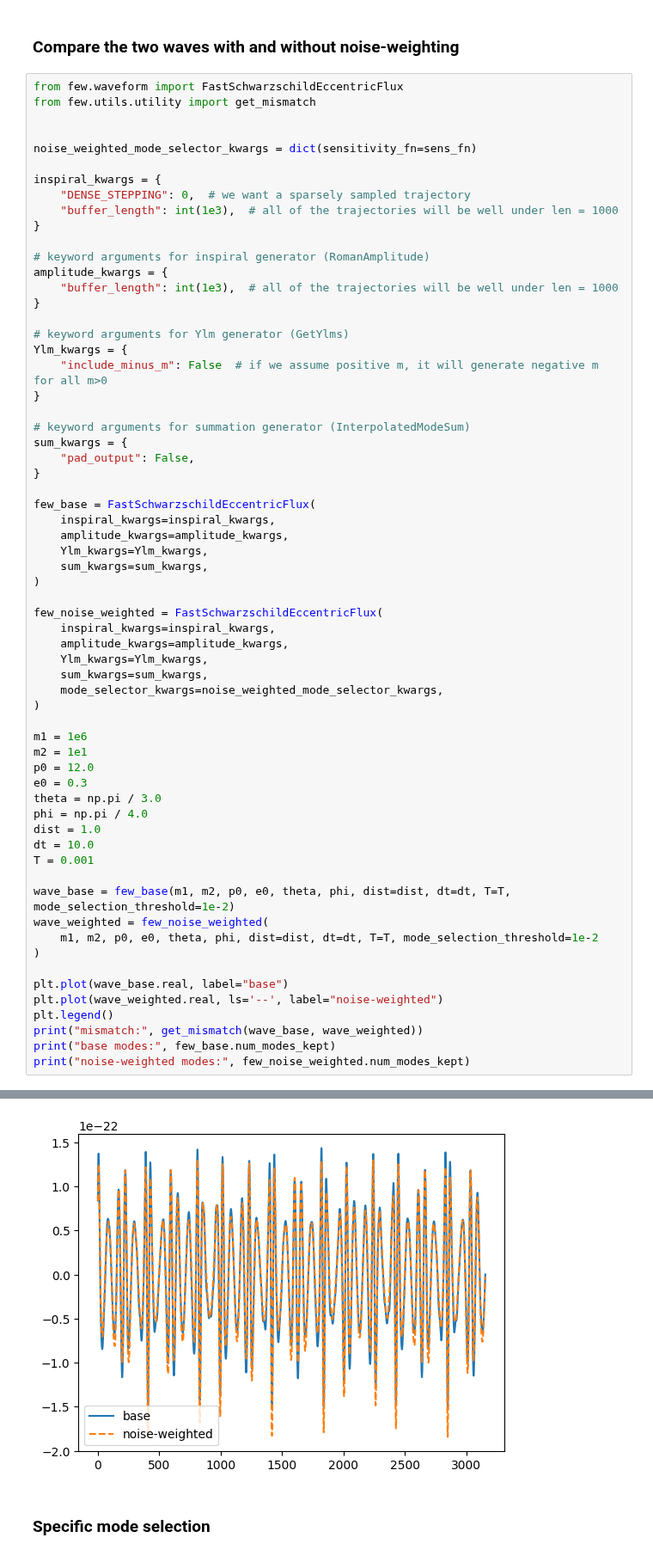
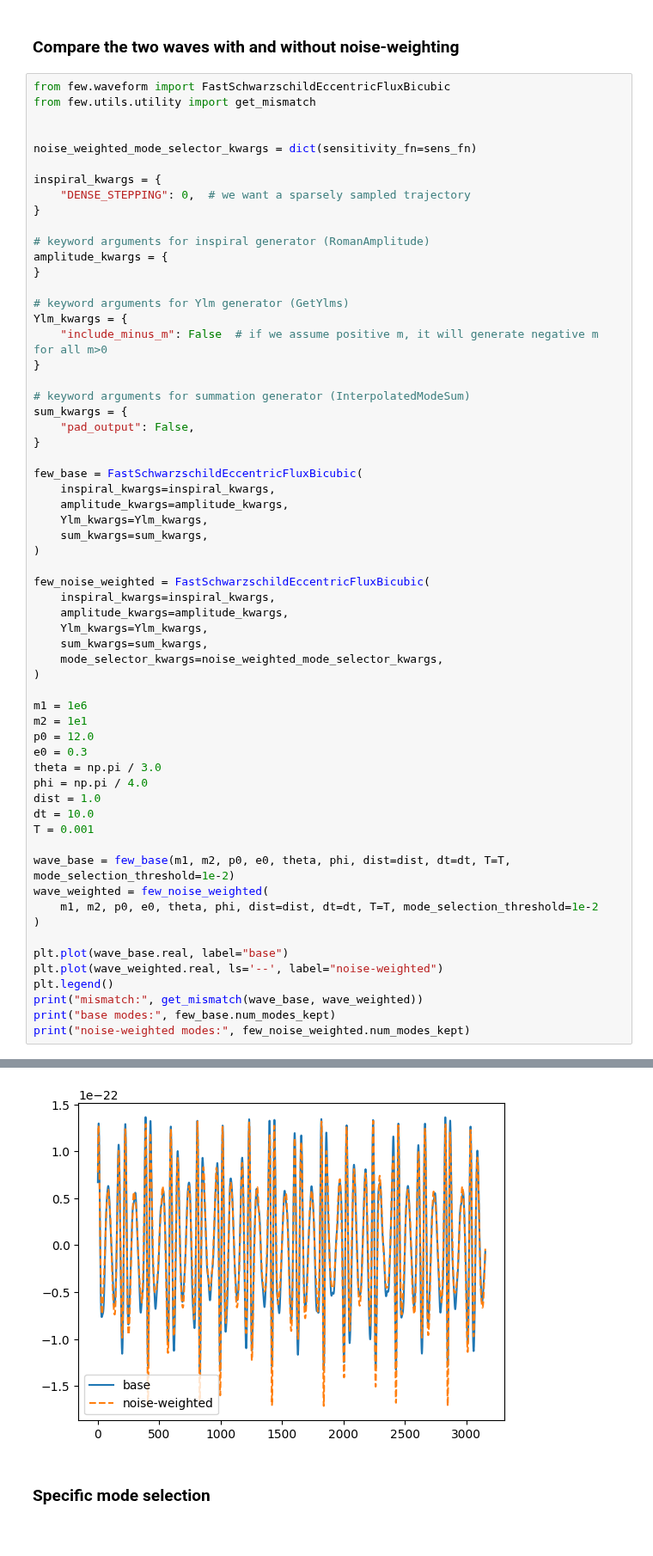
Before and after one commit to BlackHolePerturbationToolkit/FastEMRIWaveforms, a Jupyter notebook: examples/modeselect.ipynb, the cells around one changed output, grey strips where cells are left out. Shown at 86% size. Drawn from its saved outputs; the diff is of its cells as text.

```diff
--- a/examples/modeselect.ipynb
+++ b/examples/modeselect.ipynb
@@ -133,7 +161,7 @@ We reduced the mode content from 3843 modes to 99 modes when using noise-weighti
 # %% [markdown]
 ### Compare the two waves with and without noise-weighting
 # %%
-from few.waveform import FastSchwarzschildEccentricFlux
+from few.waveform import FastSchwarzschildEccentricFluxBicubic
 from few.utils.utility import get_mismatch
 
 
@@ -141,12 +169,10 @@ noise_weighted_mode_selector_kwargs = dict(sensitivity_fn=sens_fn)
 
 inspiral_kwargs = {
     "DENSE_STEPPING": 0,  # we want a sparsely sampled trajectory
-    "buffer_length": int(1e3),  # all of the trajectories will be well under len = 1000
 }
 
 # keyword arguments for inspiral generator (RomanAmplitude)
 amplitude_kwargs = {
-    "buffer_length": int(1e3),  # all of the trajectories will be well under len = 1000
 }
 
 # keyword arguments for Ylm generator (GetYlms)
@@ -159,14 +185,14 @@ sum_kwargs = {
     "pad_output": False,
 }
 
-few_base = FastSchwarzschildEccentricFlux(
+few_base = FastSchwarzschildEccentricFluxBicubic(
     inspiral_kwargs=inspiral_kwargs,
     amplitude_kwargs=amplitude_kwargs,
     Ylm_kwargs=Ylm_kwargs,
     sum_kwargs=sum_kwargs,
 )
 
-few_noise_weighted = FastSchwarzschildEccentricFlux(
+few_noise_weighted = FastSchwarzschildEccentricFluxBicubic(
     inspiral_kwargs=inspiral_kwargs,
     amplitude_kwargs=amplitude_kwargs,
     Ylm_kwargs=Ylm_kwargs,
@@ -203,4 +229,4 @@ noise-weighted modes: 28
-[figure, old version]
+[figure, new version]
 # %% [markdown]
 ### Specific mode selection
 # %% [markdown]
```
Also changed, not shown: parts of 9 cells of this notebook, 2 other files.
